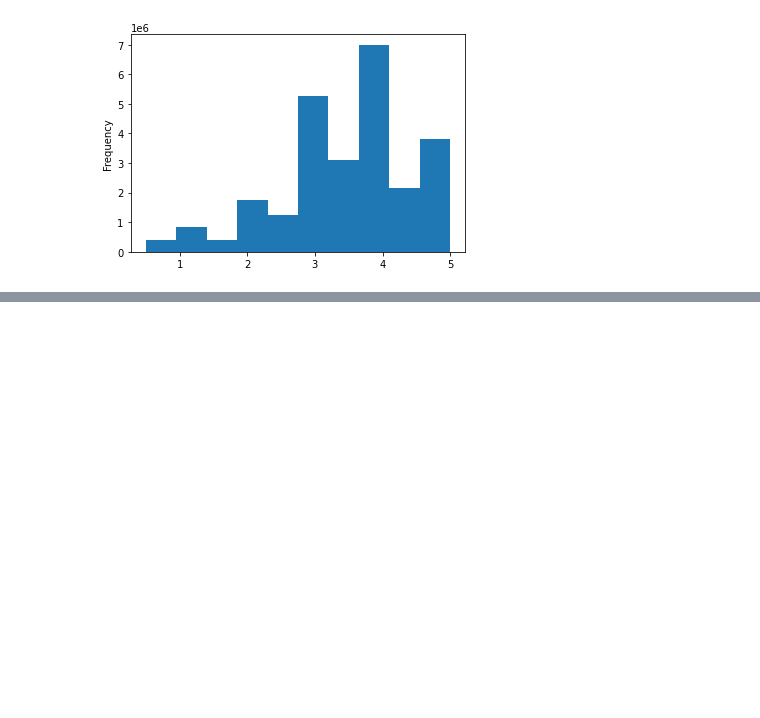
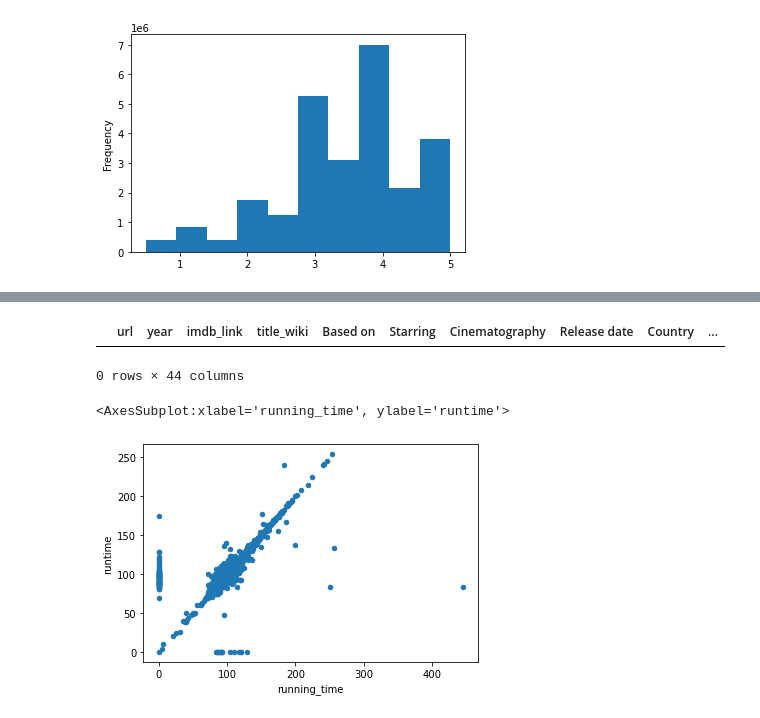
Before and after one commit to andrealynn8201/Movies_ETL, a Jupyter notebook: Extract_Transform_Load.ipynb, the cells around one changed output, grey strips where cells are left out. Drawn from its saved outputs; the diff is of its cells as text; code cells hidden in the pictures; blank space fills up the shorter version.

```diff
--- a/Extract_Transform_Load.ipynb
+++ b/Extract_Transform_Load.ipynb
@@ -1772,0 +1764,2 @@ Name: rating, dtype: float64
+# %%
+movies_df = pd.merge(wiki_movies_df, movies_metadata, on='imdb_id', suffixes=['_wiki', '_movies'])
@@ -1772,0 +1830,12 @@ Name: rating, dtype: float64
+# %%
+# Show any rows where title_movies is empty
+movies_df[(movies_df['title_movies'] =='') | (movies_df['title_movies'].isnull())]
+# %% [output]
+|  | url | year | imdb_link | title_wiki | Based on | Starring | Cinematography | Release date | Country | ... |
+0 rows × 44 columns
+# %%
+# fill in missing values with zero, make scatter plot
+movies_df.fillna(0).plot(x='running_time', y='runtime', kind='scatter')
+# %% [output]
+<AxesSubplot:xlabel='running_time', ylabel='runtime'>
+[figure, added]
```
Also changed, not shown: parts of 40 cells of this notebook.
